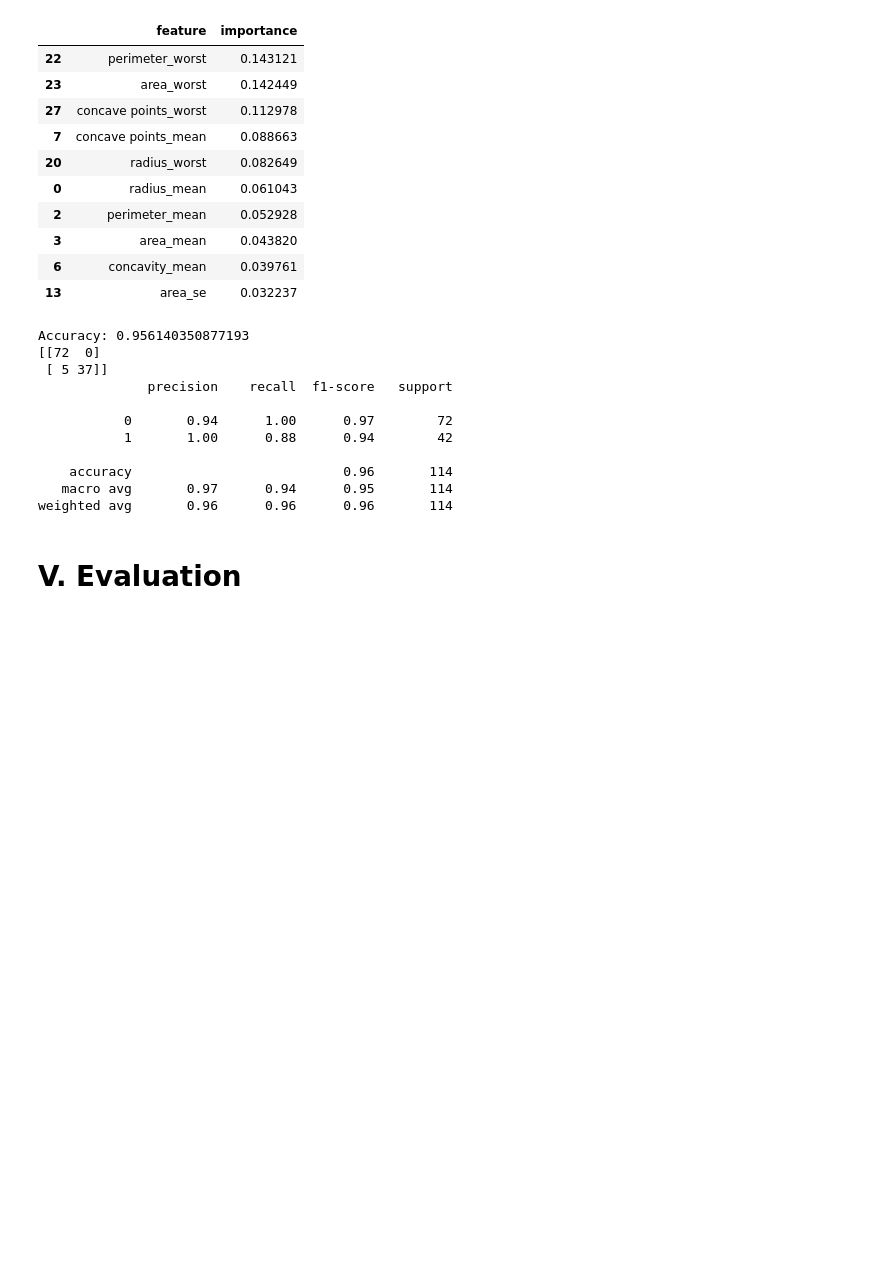
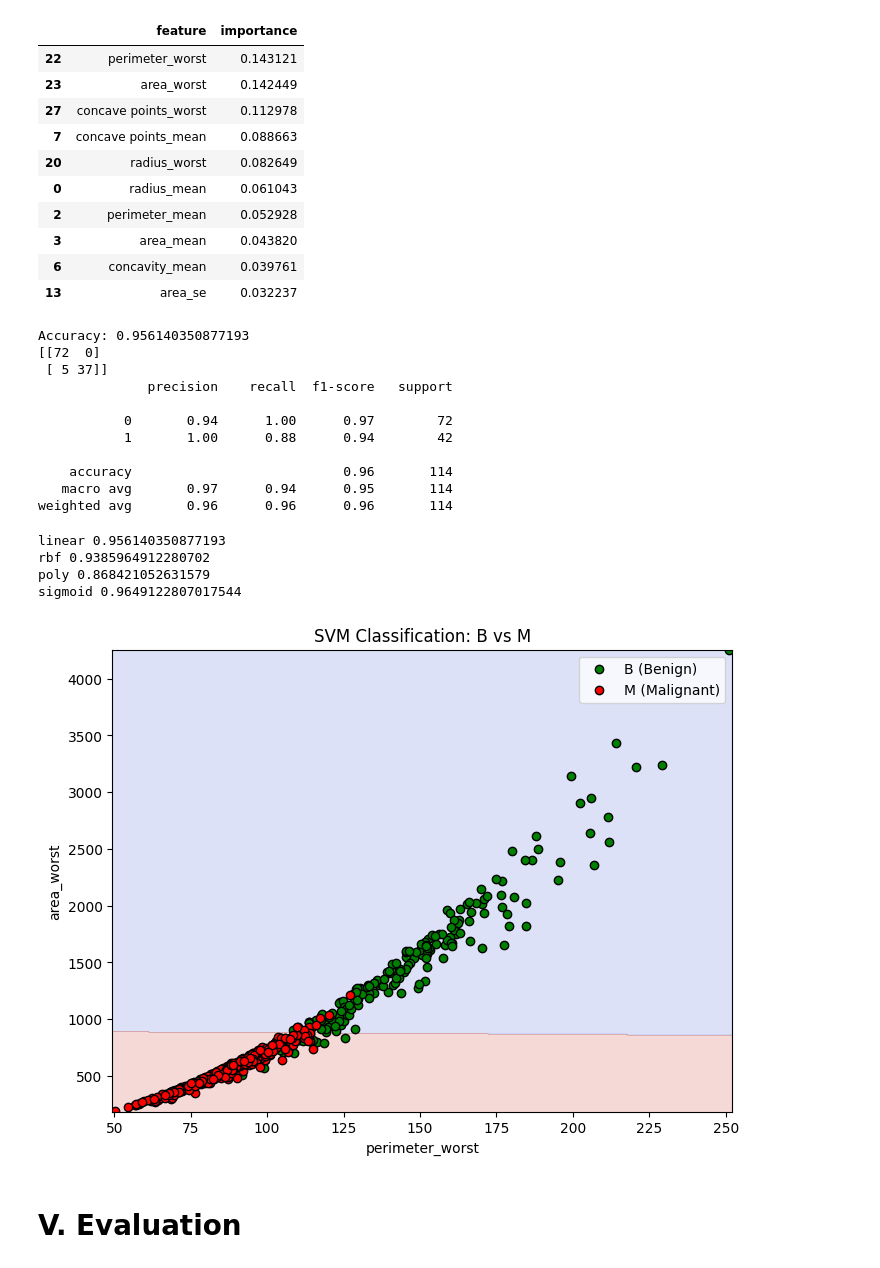
Before and after one commit to eyaguirat10/CoWin-Breast-Cancer-Detection, a Jupyter notebook: MiniProjet_ML2_.ipynb, the cells around one changed output. Saved outputs shown, nothing was run; the diff lists cells and outputs as text; code cells hidden in the pictures; blank space fills up the shorter version.

```diff
--- a/MiniProjet_ML2_.ipynb
+++ b/MiniProjet_ML2_.ipynb
@@ -538,6 +538,51 @@ Accuracy: 0.956140350877193
     accuracy                           0.96       114
    macro avg       0.97      0.94      0.95       114
 weighted avg       0.96      0.96      0.96       114
+# %%
+kernels = ['linear', 'rbf', 'poly', 'sigmoid']
+for k in kernels:
+    svm = SVC(kernel=k, C=1)
+    svm.fit(X_train_scaled, y_train)
+    y_pred = svm.predict(X_test_scaled)
+    print(k, accuracy_score(y_test, y_pred))
+# %% [output]
+linear 0.956140350877193
+rbf 0.9385964912280702
+poly 0.868421052631579
+sigmoid 0.9649122807017544
+# %%
+import numpy as np
+import matplotlib.pyplot as plt
+from sklearn.svm import SVC
+from sklearn.datasets import load_breast_cancer
+
+# Charger le dataset
+data = load_breast_cancer()
+X = data.data[:, [22, 23]]  # ex: perimeter_worst et area_worst
+y = data.target  # 0 = B, 1 = M
+
+# Créer et entraîner le SVM
+model = SVC(kernel='rbf')
+model.fit(X, y)
+
+# Créer une grille pour tracer la frontière
+xx, yy = np.meshgrid(np.linspace(X[:,0].min()-1, X[:,0].max()+1, 500),
+                     np.linspace(X[:,1].min()-1, X[:,1].max()+1, 500))
+Z = model.predict(np.c_[xx.ravel(), yy.ravel()])
+Z = Z.reshape(xx.shape)
+
+# Plot
+plt.figure(figsize=(8,6))
+plt.contourf(xx, yy, Z, alpha=0.2, cmap=plt.cm.coolwarm)
+plt.scatter(X[:,0][y==0], X[:,1][y==0], color='green', label='B (Benign)', edgecolors='k')
+plt.scatter(X[:,0][y==1], X[:,1][y==1], color='red', label='M (Malignant)', edgecolors='k')
+plt.xlabel('perimeter_worst')
+plt.ylabel('area_worst')
+plt.title('SVM Classification: B vs M')
+plt.legend()
+plt.show()
+# %% [output]
+[figure, added]
 # %% [markdown]
 # **V. Evaluation**
 # %% [markdown]
```
